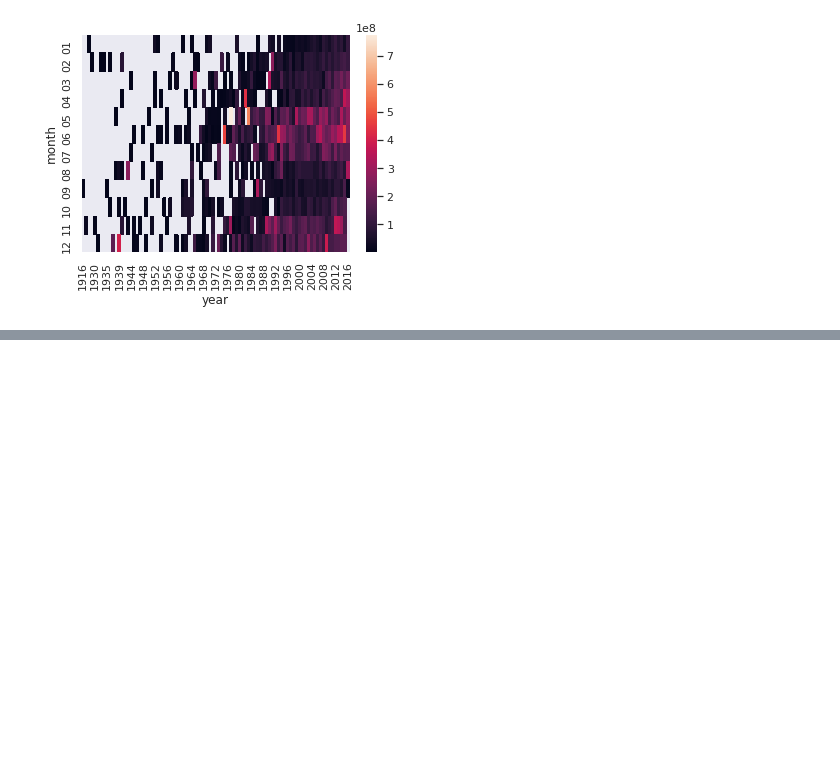
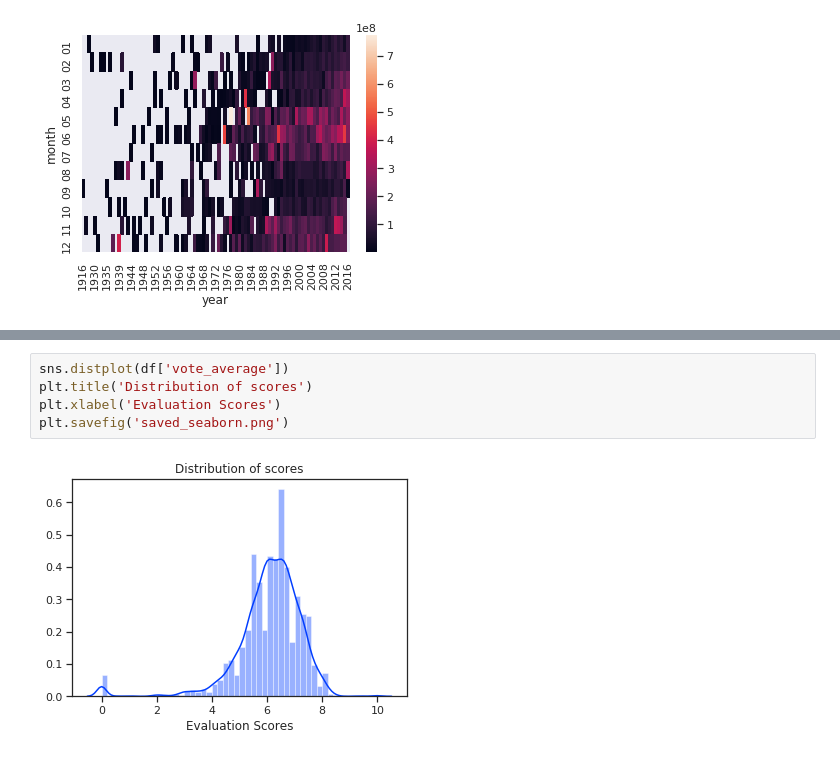
Before and after one commit to keisuke-yoshida4/Python_datascience, a Jupyter notebook: Seaborn.ipynb, the cells around one changed output, grey strips where cells are left out. Drawn from its saved outputs; the diff is of its cells as text; blank space fills up the shorter version.

```diff
--- a/Seaborn.ipynb
+++ b/Seaborn.ipynb
@@ -123,0 +154,7 @@ sns.heatmap(revenue_df)
+# %%
+sns.distplot(df['vote_average'])
+plt.title('Distribution of scores')
+plt.xlabel('Evaluation Scores')
+plt.savefig('saved_seaborn.png')
+# %% [output]
+[figure, added]
```
Also changed, not shown: parts of 4 cells of this notebook, 6 other files.
